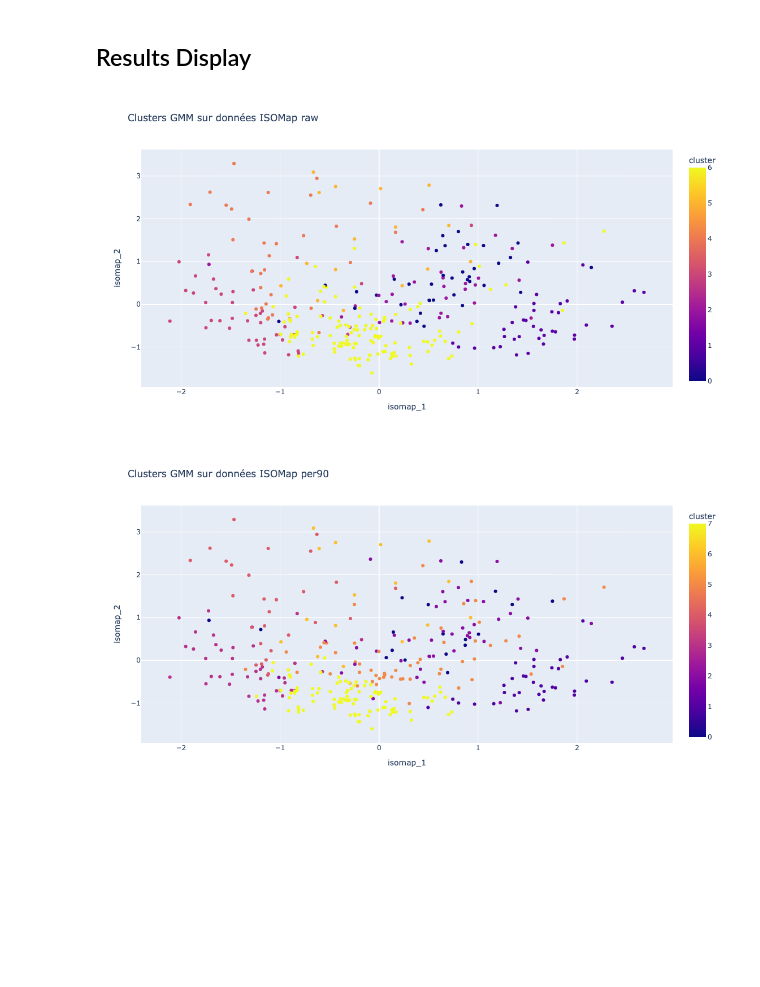
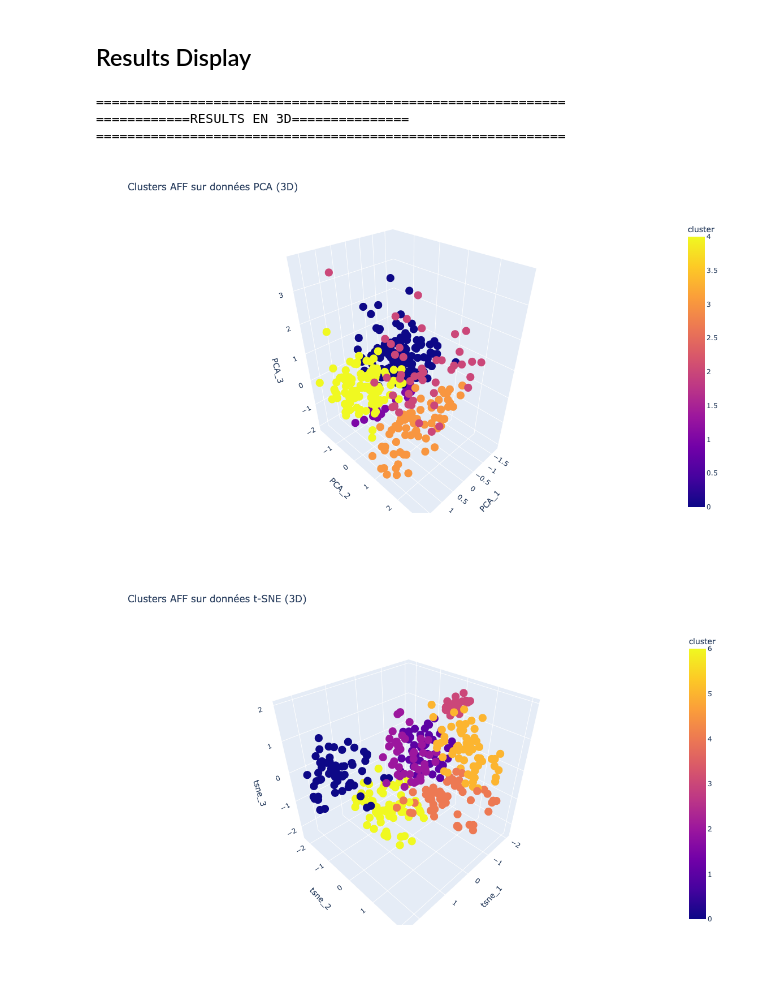
Before and after one commit to DeankoontzG/DataMining_Project, a Jupyter notebook: src/lhemgui/AffinityPropagation.ipynb, the cells around one changed output. Drawn from its saved outputs; the diff is of its cells as text; code cells hidden in the pictures; blank space fills up the shorter version.

Commit message:
gd clustering done

```diff
--- a/src/lhemgui/AffinityPropagation.ipynb
+++ b/src/lhemgui/AffinityPropagation.ipynb
@@ -137,13 +190,13 @@ damping
 # %% [markdown]
 ## Run Affinity Propagation
 # %%
-def run_affinity(X, data, damping =0.9, preference=None, random_state = 42):
+def run_affinity(X, data, damping =0.9, preference=None, random_state = 42, name=""):
 
     aff = AffinityPropagation(damping=damping, preference=preference, random_state=42)
     aff.fit(X)
     labels = aff.labels_
 
-    df = pd.DataFrame(X, columns=[f'isomap_{i+1}' for i in range(X.shape[1])])
+    df = pd.DataFrame(X, columns=[f'{name}_{i+1}' for i in range(X.shape[1])])
     df["cluster"] = labels
 
     meta_cols = ['player_name', 'equipe', 'positions']
@@ -153,27 +206,62 @@ def run_affinity(X, data, damping =0.9, preference=None, random_state = 42):
 
     return df, aff
 
-X_aff_iso_raw, aff_iso_raw = run_affinity(X_iso_raw, data_ISOMap_raw, damping = 0.60 , preference = -120 , random_state = 42)
-X_aff_iso_per90, aff_iso_per90 = run_affinity(X_iso_raw, data_ISOMap_raw, damping = 0.70 , preference = -120 , random_state = 42)
+X_aff_PCA_best, aff_PCA_best = run_affinity(X_PCA, data_PCA, damping = 0.80 , preference = -80 , random_state = 42, name = "PCA")
+X_aff_tSNE_best, aff_tSNE_best = run_affinity(X_tSNE, data_tSNE, damping = 0.75 , preference = -40 , random_state = 42, name = "tsne") #Alternatives ac - clusters vers params comme PCA
+X_aff_ISOMAP_best, aff_ISOMAP_best = run_affinity(X_ISOMAP, data_ISOMAP, damping = 0.85 , preference = -80 , random_state = 42, name = "isomap")
+X_aff_UMAP_best, aff_UMAP_best = run_affinity(X_UMAP, data_UMAP, damping = 0.85 , preference = -60 , random_state = 42, name = "UMAP")
 # %% [markdown]
 ## Results Display
 # %%
 def print_results(X, column1, column2, data_name) :
     fig = px.scatter(
         X,
         x= column1,
         y= column2,
         color='cluster',
         hover_data=['player_name', 'positions'],  # ce qui s'affiche au survol
-        title=f"Clusters GMM sur données {data_name}",
+        title=f"Clusters AFF sur données {data_name}",
         width=800,
         height=600,
         color_discrete_sequence= None
     )
     fig.show()
 
-print_results(X_aff_iso_raw, "isomap_1", "isomap_2", "ISOMap raw")
-print_results(X_aff_iso_per90, "isomap_1", "isomap_2", "ISOMap per90")
+def print_results_3d(X, column1, column2, column3, data_name):
+    fig = px.scatter_3d(
+        X,
+        x=column1,
+        y=column2,
+        z=column3,
+        color='cluster',
+        hover_data=['player_name', 'positions'],  # info au survol
+        title=f"Clusters AFF sur données {data_name} (3D)",
+        width=900,
+        height=700,
+        color_discrete_sequence=None
+    )
+    fig.show()
+
+"""
+print("="*60)
+print("============RESULTS EN 2D===============")
+print("="*60)
+print_results(X_aff_PCA_best, "PCA_1", "PCA_2", "PCA")
+print_results(X_aff_tSNE_best, "tsne_1", "tsne_2", "t-SNE")
+print_results(X_aff_ISOMAP_best, "isomap_1", "isomap_2", "ISOMAP")
+print_results(X_aff_UMAP_best, "UMAP_1", "UMAP_2", "UMAP")
+"""
+
+print("="*60)
+print("============RESULTS EN 3D===============")
+print("="*60)
+print_results_3d(X_aff_PCA_best, "PCA_1", "PCA_2", "PCA_3", "PCA")
+print_results_3d(X_aff_tSNE_best, "tsne_1", "tsne_2", "tsne_3", "t-SNE")
+print_results_3d(X_aff_ISOMAP_best, "isomap_1", "isomap_2", "isomap_3", "ISOMAP")
+print_results_3d(X_aff_UMAP_best, "UMAP_1", "UMAP_2", "UMAP_3", "UMAP")
 # %% [output]
+============================================================
+============RESULTS EN 3D===============
+============================================================
-[figure, old version]
+[figure, new version]
-[figure, old version]
+[figure, new version]
```
Also changed, not shown: parts of 4 cells of this notebook, 1 other file.
